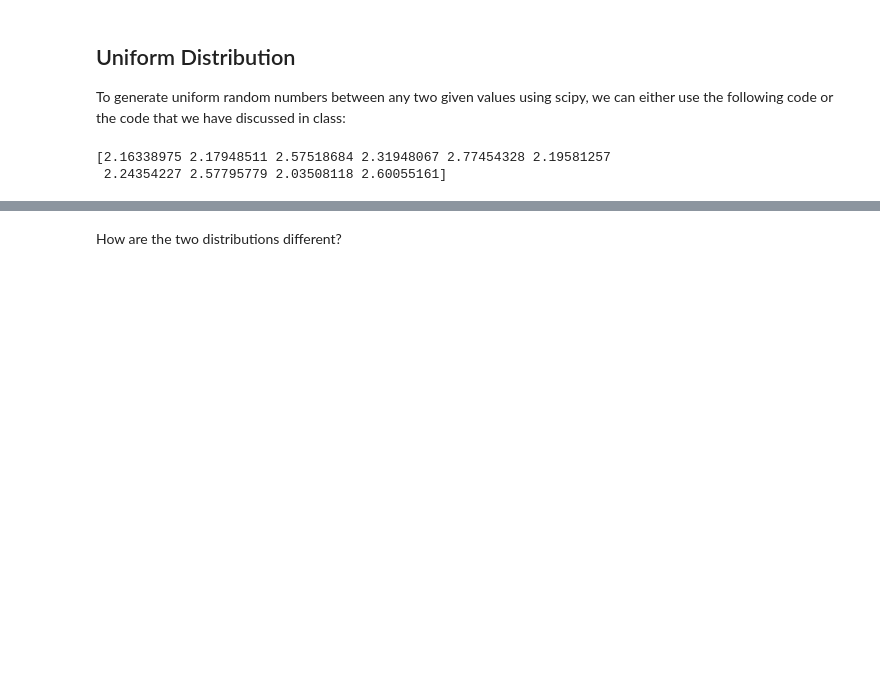
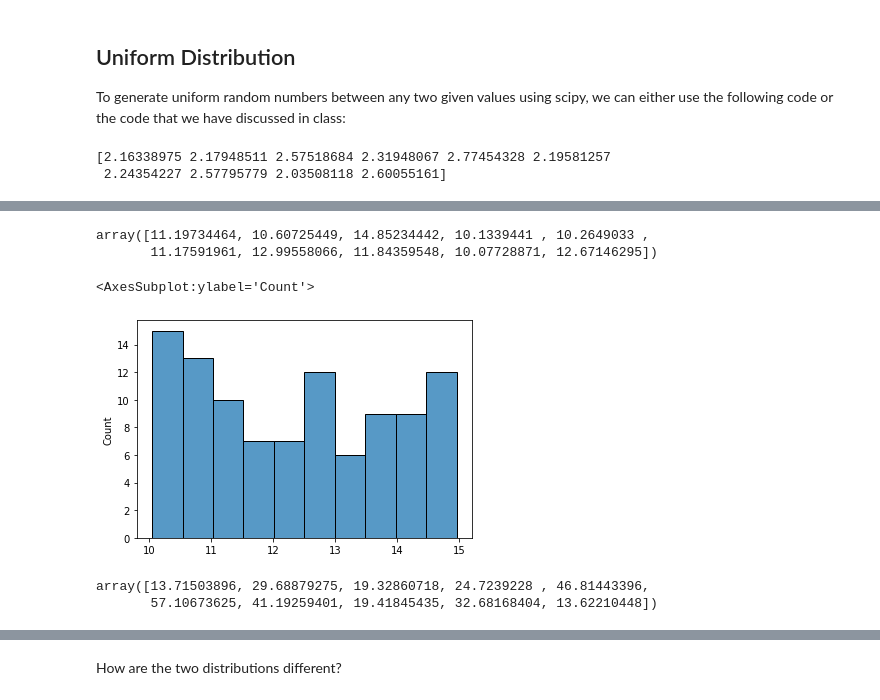
Before and after one commit to Ironhack-Data-Madrid-Enero-2021/lab-continuous-probability-distribution, a Jupyter notebook: your-code/main.ipynb, the cells around one changed output, grey strips where cells are left out. Cells and saved outputs as stored; diff of their text form; code cells hidden in the pictures; blank space fills up the shorter version.

```diff
--- a/your-code/main.ipynb
+++ b/your-code/main.ipynb
@@ -47,9 +52,25 @@ print(randoms)
 Your output should look like below:
 
 ![uniform distribution](ud.png)
-# %%
-# your code here
-def uni_dist_ran_val(bottom, ceiling, count)
-
-
-return
+# %%
+def uni_dist_ran_val(bottom, ceiling, count):
+    x = uniform.rvs(size=count)
+    randoms = bottom + (ceiling - bottom) * x
+    return randoms
+# %%
+a = uni_dist_ran_val(10, 15, 100)
+a[:10]
+# %% [output]
+array([11.19734464, 10.60725449, 14.85234442, 10.1339441 , 10.2649033 ,
+       11.17591961, 12.99558066, 11.84359548, 10.07728871, 12.67146295])
+# %%
+sns.histplot(x=a, bins=10)
+# %% [output]
+<AxesSubplot:ylabel='Count'>
+[figure, added]
+# %%
+b = uni_dist_ran_val(10, 60, 1000)
+b[:10]
+# %% [output]
+array([13.71503896, 29.68879275, 19.32860718, 24.7239228 , 46.81443396,
+       57.10673625, 41.19259401, 19.41845435, 32.68168404, 13.62210448])
```
Also changed, not shown: parts of 34 cells of this notebook.
